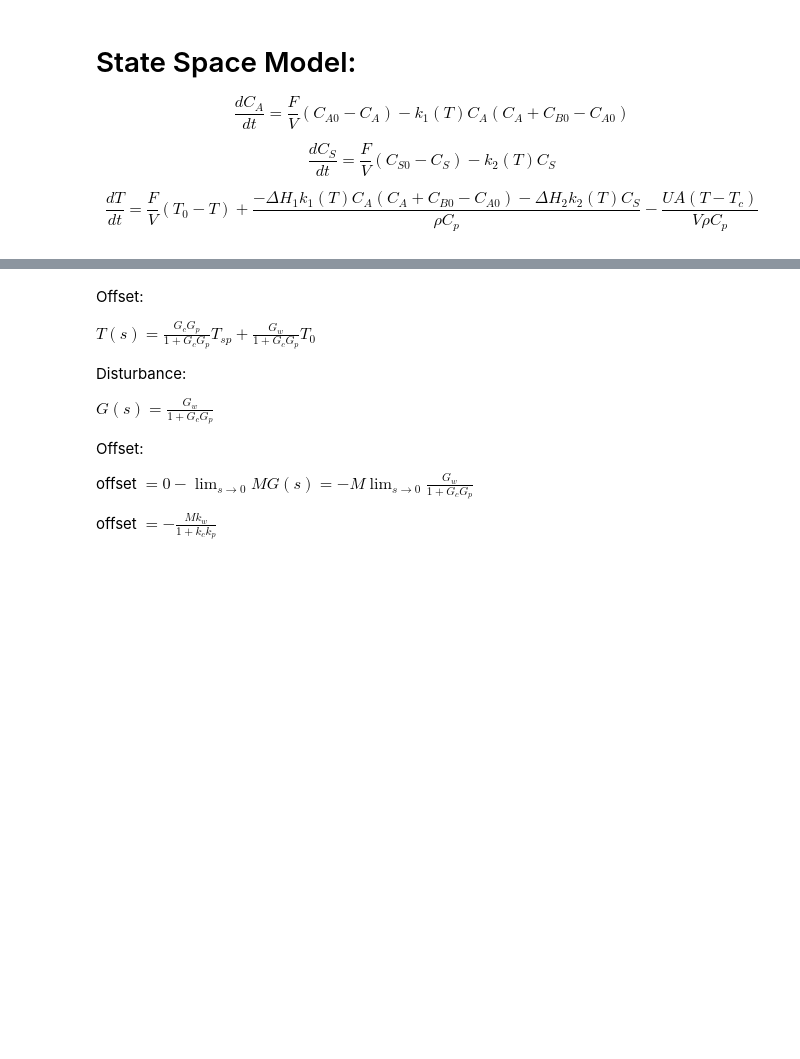
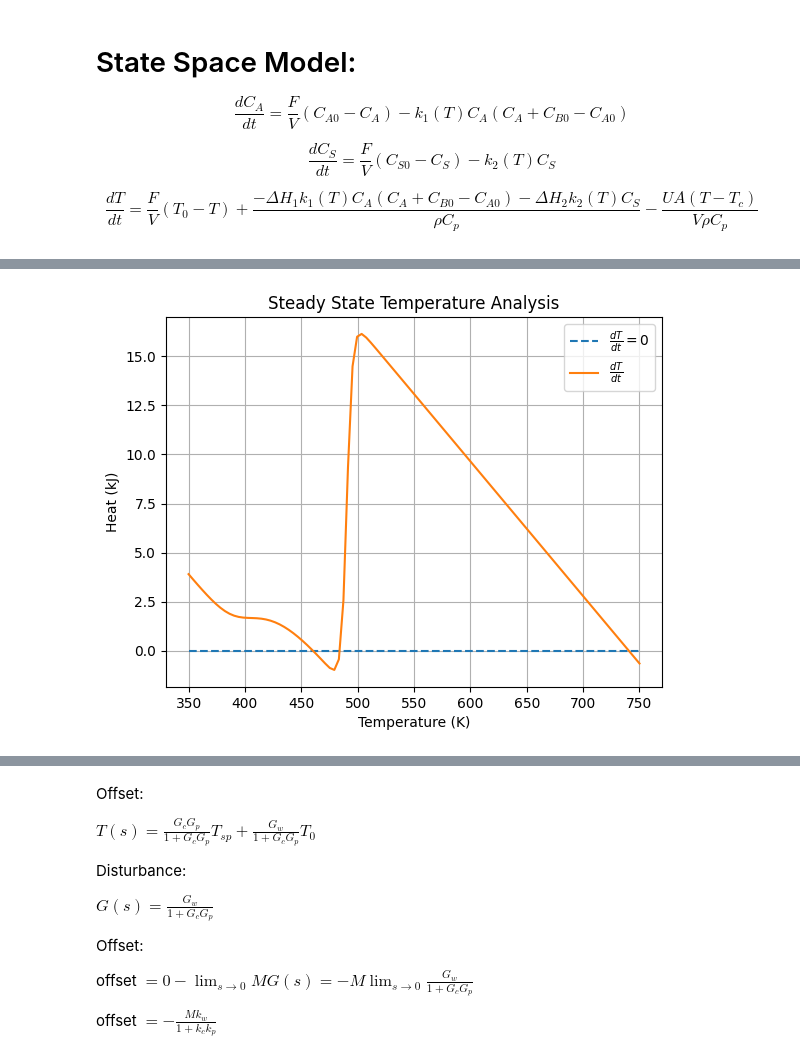
Before and after one commit to nibhscripta/461-Project, a Jupyter notebook: python_workbook.ipynb, the cells around one changed output, grey strips where cells are left out. Cells and saved outputs as stored; diff of their text form; code cells hidden in the pictures; blank space fills up the shorter version.

```diff
--- a/python_workbook.ipynb
+++ b/python_workbook.ipynb
@@ -283,0 +23,94 @@ plt.grid(which='both', axis='both')
+# %%
+# params
+k_10 = 4e14
+E_1 = 1.28e5
+k_20 = 1e84
+E_2 = 8e5
+H_1 = -45400e-3
+H_2 = -3.2e2
+rho = 12.4
+C_p = 254e-3
+A = 5.3
+T_c = 373
+V = 4000
+
+F_A0 = 1075
+F_S0 = 750
+F_B0 = 1275
+
+F = F_A0 + F_B0 + F_S0
+
+v_0 = F / rho
+C_A0 = F_A0 / v_0
+C_B0 = F_B0 / v_0
+C_S0 = F_S0 / v_0
+
+U_s = 14.656
+T_0s = 410
+
+R = 8.314
+
+# define symbolic state space equations
+C_A, C_S, T, T_0, U = symbols('C_A, C_S, T, T_0, U')
+
+k_1 = k_10 * exp(-E_1 / T / R)
+k_2 = k_20 * exp(-E_2 / T / R)
+
+f_C_A = v_0 / V * (C_A0 - C_A) - k_1 * C_A * (C_A + C_B0 - C_A0)
+
+f_C_S = v_0 / V * (C_S0 - C_S) - k_2 * C_S
+
+f_T = v_0 / V * (T_0 - T) + (-H_1 * k_1 * C_A * (C_A + C_B0 - C_A0) - H_2 * k_2 * C_S) / (rho * C_p) - (U * A * (T - T_c)) / (V * rho * C_p)
+
+# Evaluate steady states
+
+# functions
+def solve_C_A(_T):
+    _f = lambdify(C_A, f_C_A.subs({T: _T}), 'numpy')
+    _C_A = fsolve(_f, [4])
+
+    return _C_A[0]
+
+def solve_C_S(_T):
+    _f = lambdify(C_S, f_C_S.subs({T: _T}), 'numpy')
+    _C_S = fsolve(_f, [4])
+
+    return _C_S[0]
+
+def solve_heat(x):
+    _T = x[0]
+    _C_A = solve_C_A(_T)
+    _C_S = solve_C_S(_T)
+    __f = f_T.subs({C_A: _C_A, C_S: _C_S, T_0: T_0s, U: U_s})
+    _f = lambdify(T, __f, 'numpy')
+    return [_f(_T)]
+
+# Steady state temperature analysis
+T_range = np.linspace(350, 750, 100)
+
+energy_balance = np.zeros(T_range.shape[0])
+
+plt.plot(T_range, energy_balance, '--', label=r"$\frac{dT}{dt}=0$")
+
+for i, val in enumerate(T_range):
+    energy_balance[i] = solve_heat([val])[0]
+
+plt.plot(T_range, energy_balance, label=r"$\frac{dT}{dt}$")
+plt.title("Steady State Temperature Analysis")
+plt.xlabel("Temperature (K)")
+plt.ylabel("Heat (kJ)")
+plt.grid(which='both', axis='both')
+plt.legend()
+plt.show()
+
+# T_s evaluation
+T_s = fsolve(solve_heat, [460])[0]
+
+print(f"T_s = {T_s} K")
+
+# steady state outlet
+C_As = solve_C_A(T_s)
+C_Ss = solve_C_S(T_s)
+print(f"C_A steady state = {C_As} mol/L \nC_S steady state = {C_Ss} mol/L")
+# %% [output]
+[figure, added]
```
Also changed, not shown: parts of 59 cells of this notebook, 26 other files.
